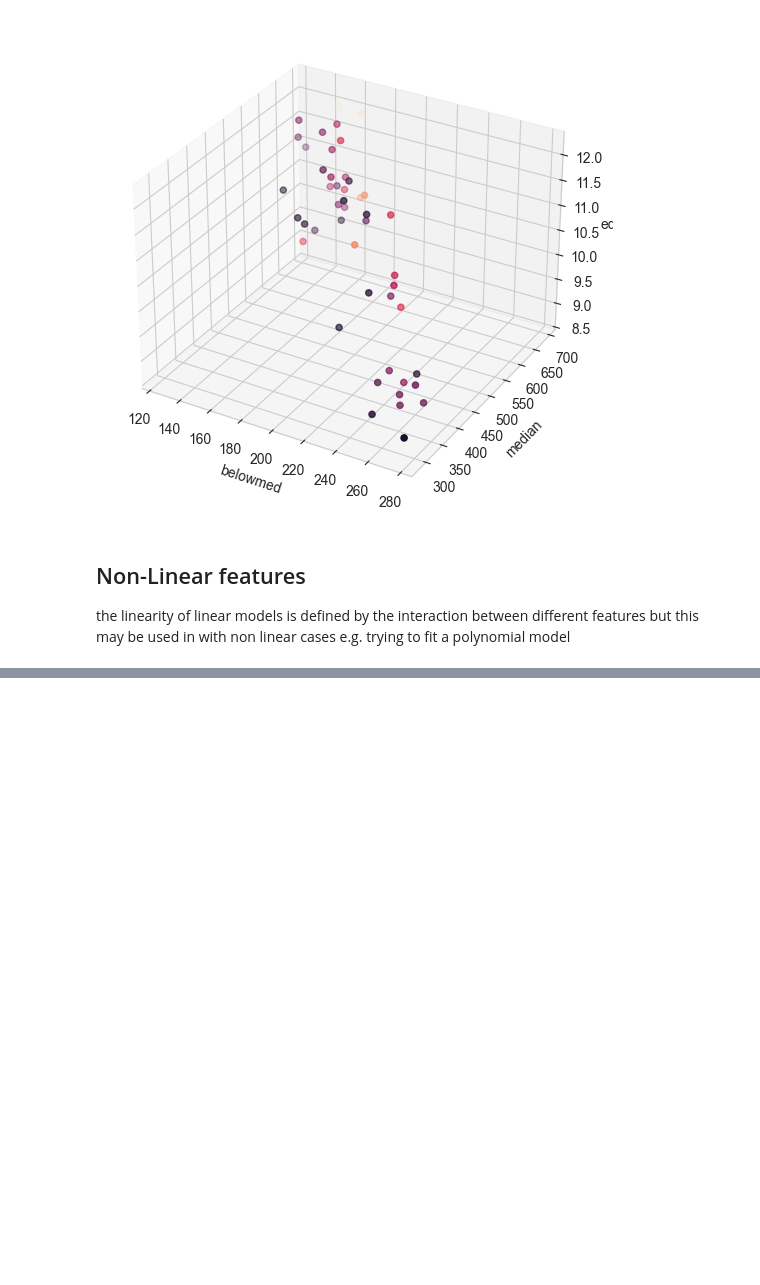
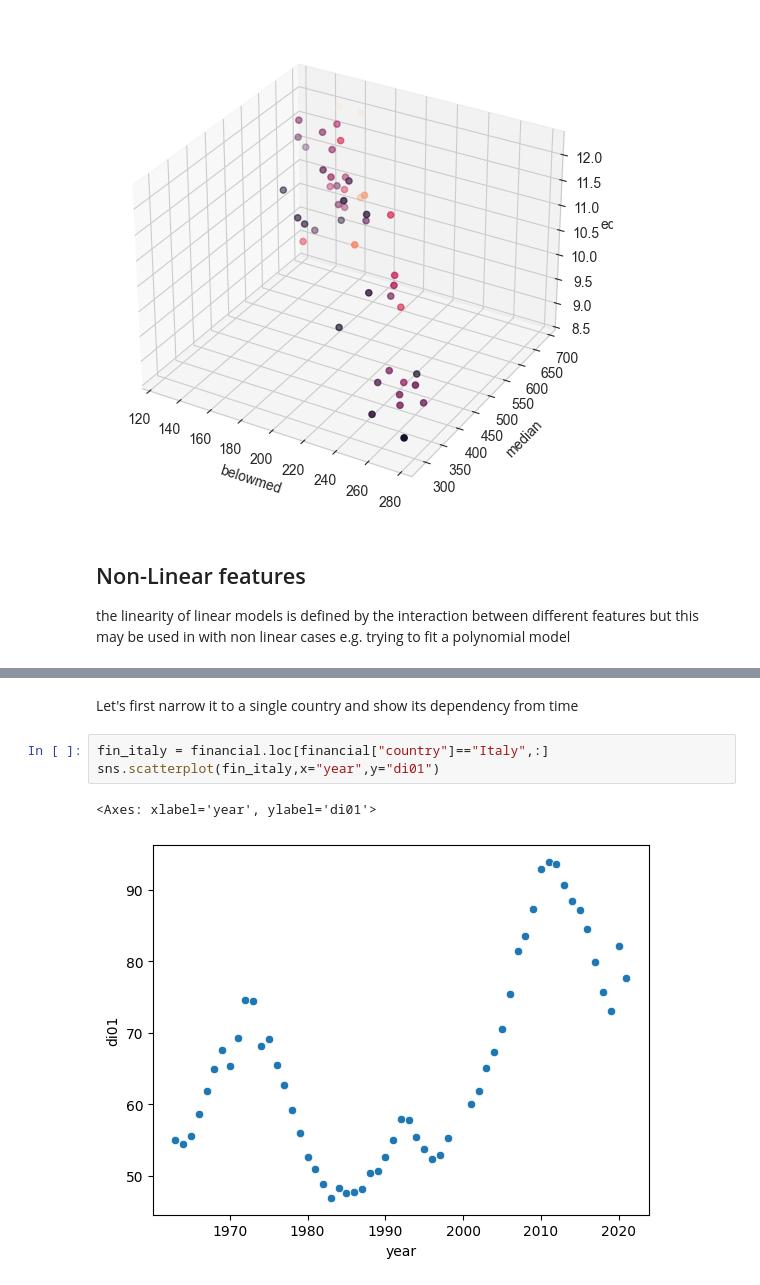
Before and after one commit to noiseOnTheNet/python-post023_jupyter_analitics, a Jupyter notebook: doc/Part_5.ipynb, the cells around one changed output, grey strips where cells are left out. Drawn from its saved outputs; the diff is of its cells as text; blank space fills up the shorter version.

```diff
--- a/doc/Part_5.ipynb
+++ b/doc/Part_5.ipynb
@@ -481,0 +520,8 @@ the linearity of linear models is defined by the interaction between different f
+# %% [markdown]
+Let's first narrow it to a single country and show its dependency from time
+# %%
+fin_italy = financial.loc[financial["country"]=="Italy",:]
+sns.scatterplot(fin_italy,x="year",y="di01")
+# %% [output]
+<Axes: xlabel='year', ylabel='di01'>
+[figure, added]
```
Also changed, not shown: parts of 31 cells of this notebook.
